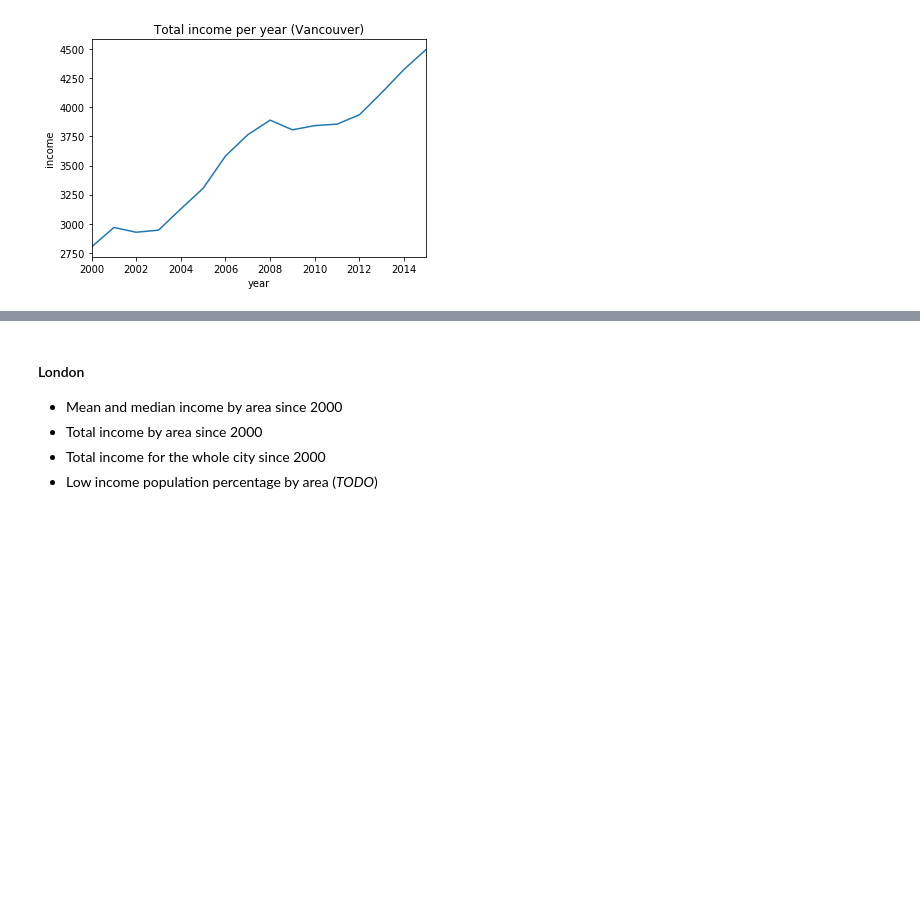
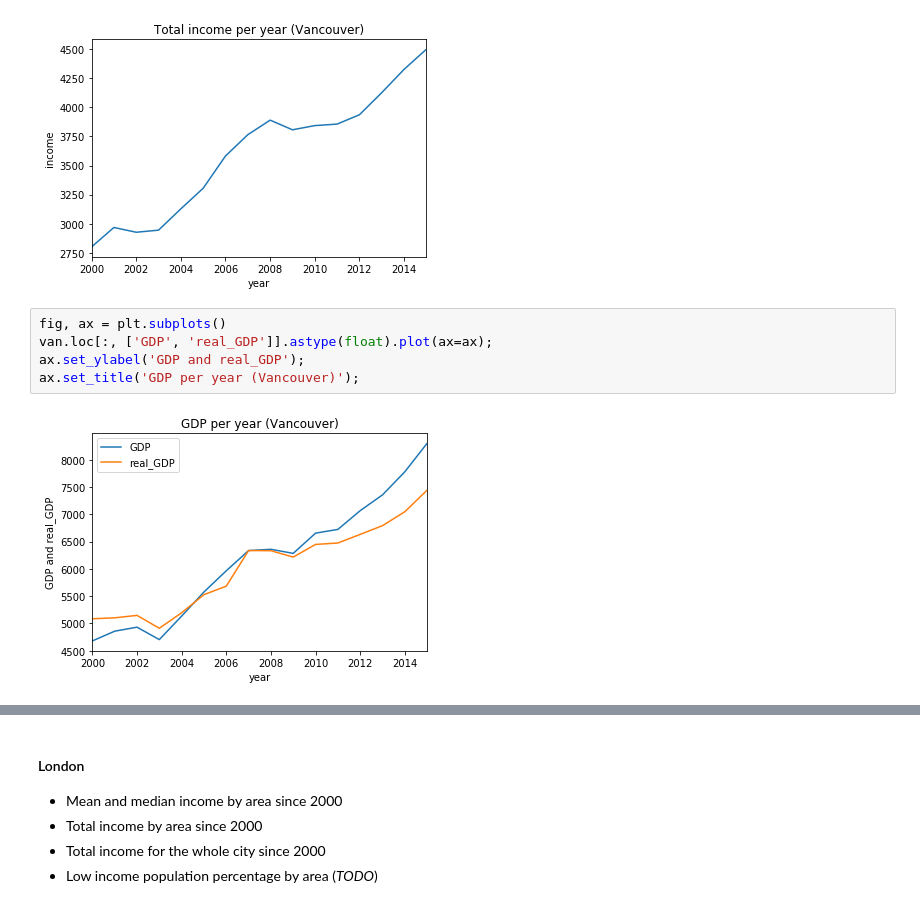
Before and after one commit to rui-yan/C1-datathon, a Jupyter notebook: Rui/Olympic effects on income.ipynb, the cells around one changed output, grey strips where cells are left out. Cells and saved outputs as stored; diff of their text form; blank space fills up the shorter version.

```diff
--- a/Rui/Olympic effects on income.ipynb
+++ b/Rui/Olympic effects on income.ipynb
@@ -67,3 +67,10 @@ ax.set_ylabel('income');
 ax.set_title('Total income per year (Vancouver)');
 # %% [output]
 [figure]
+# %%
+fig, ax = plt.subplots()
+van.loc[:, ['GDP', 'real_GDP']].astype(float).plot(ax=ax);
+ax.set_ylabel('GDP and real_GDP');
+ax.set_title('GDP per year (Vancouver)');
+# %% [output]
+[figure, added]
```
Also changed, not shown: parts of 5 cells of this notebook.
